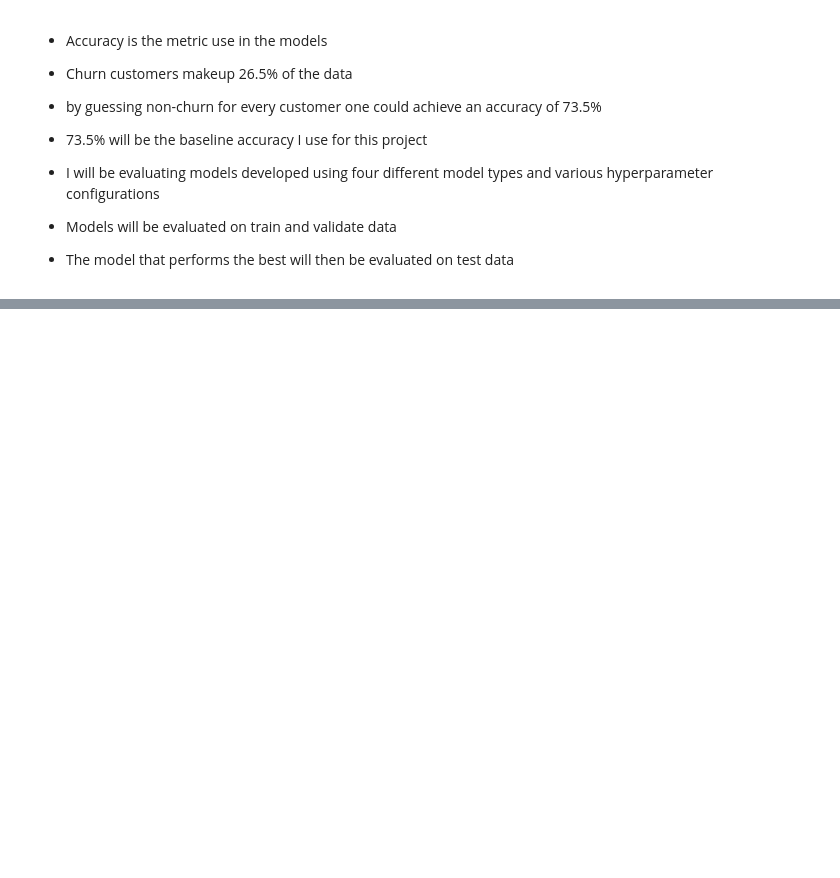
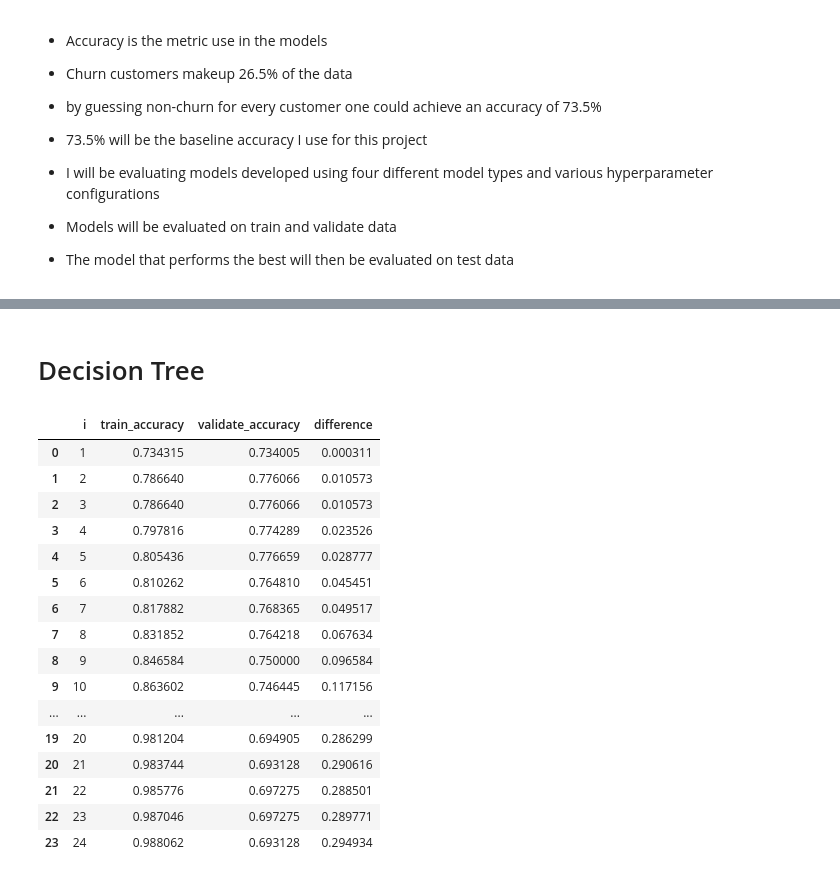
Before and after one commit to Yvette-Ibarra/classification-project, a Jupyter notebook: working_notebook.ipynb, the cells around one changed output, grey strips where cells are left out. Drawn from its saved outputs; the diff is of its cells as text; code cells hidden in the pictures; blank space fills up the shorter version.

Commit message:
update models

```diff
--- a/working_notebook.ipynb
+++ b/working_notebook.ipynb
@@ -605,5 +607,3 @@ Reject the null hypothesis
 * Models will be evaluated on train and validate data
 
 * The model that performs the best will then be evaluated on test data
-# %%
-def model_prep()
@@ -610,2 +663,3 @@ def model_prep()
 # %%
 # prep data for modeling
+x_train,y_train,x_validate,y_validate, x_test, y_test = model_prep(train,validate,test)
@@ -650,14 +666,2 @@ x_train, x_validate, x_test = w.impute_mean_total_charges(x_train, x_validate, x
-# %%
-#seperate target
-x_train = telco_train.drop(columns=['churn','churn_No','churn_Yes'])
-y_train = telco_train.churn_Yes
-
-x_validate = validate.drop(columns=['churn','churn_No','churn_Yes'])
-y_validate = validate.churn_Yes
-
-x_test = test.drop(columns=['churn','churn_No','churn_Yes'])
-y_test = test.churn_Yes
-
-x_train, x_validate, x_test = w.impute_mean_total_charges(x_train, x_validate, x_test)
 # %%
 x_train.shape, x_validate.shape, x_test.shape
@@ -663,0 +670,2 @@ x_train.shape, x_validate.shape, x_test.shape
+# %% [markdown]
+# Decision Tree
@@ -663,0 +674,46 @@ x_train.shape, x_validate.shape, x_test.shape
+# %%
+
+metrics = []
+
+for i in range(1, 25):
+    # Make the model
+    tree = DecisionTreeClassifier(max_depth=i, random_state=123)
+
+    # Fit the model (on train and only train)
+    tree = tree.fit(x_train, y_train)
+
+    # Use the model
+    # We'll evaluate the model's performance on train, first
+    in_sample_accuracy = tree.score(x_train, y_train)
+
+    out_of_sample_accuracy = tree.score(x_validate, y_validate)
+
+    output = {
+        "i": i,
+        "train_accuracy": in_sample_accuracy,
+        "validate_accuracy": out_of_sample_accuracy
+    }
+
+    metrics.append(output)
+
+df_2 = pd.DataFrame(metrics)
+df_2["difference"] = df_2.train_accuracy - df_2.validate_accuracy
+df_2
+# %% [output]
+|  | i | train_accuracy | validate_accuracy | difference |
+| 0 | 1 | 0.734315 | 0.734005 | 0.000311 |
+| 1 | 2 | 0.786640 | 0.776066 | 0.010573 |
+| 2 | 3 | 0.786640 | 0.776066 | 0.010573 |
+| 3 | 4 | 0.797816 | 0.774289 | 0.023526 |
+| 4 | 5 | 0.805436 | 0.776659 | 0.028777 |
+| 5 | 6 | 0.810262 | 0.764810 | 0.045451 |
+| 6 | 7 | 0.817882 | 0.768365 | 0.049517 |
+| 7 | 8 | 0.831852 | 0.764218 | 0.067634 |
+| 8 | 9 | 0.846584 | 0.750000 | 0.096584 |
+| 9 | 10 | 0.863602 | 0.746445 | 0.117156 |
+| ... | ... | ... | ... | ... |
+| 19 | 20 | 0.981204 | 0.694905 | 0.286299 |
+| 20 | 21 | 0.983744 | 0.693128 | 0.290616 |
+| 21 | 22 | 0.985776 | 0.697275 | 0.288501 |
+| 22 | 23 | 0.987046 | 0.697275 | 0.289771 |
+| 23 | 24 | 0.988062 | 0.693128 | 0.294934 |
```
Also changed, not shown: parts of 23 cells of this notebook.
